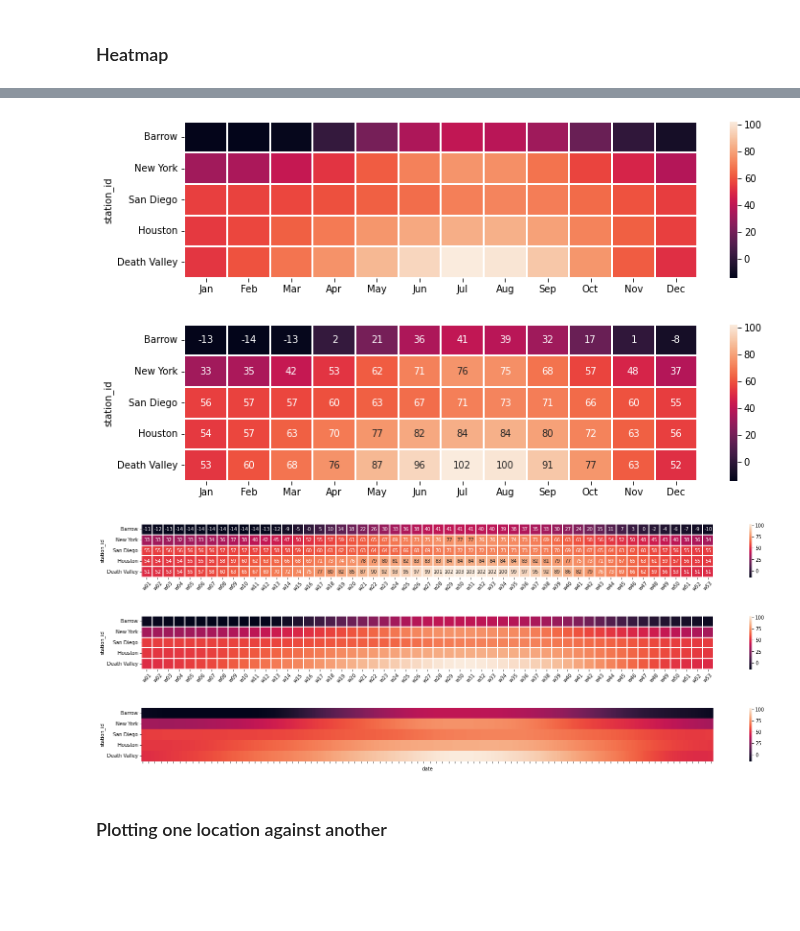
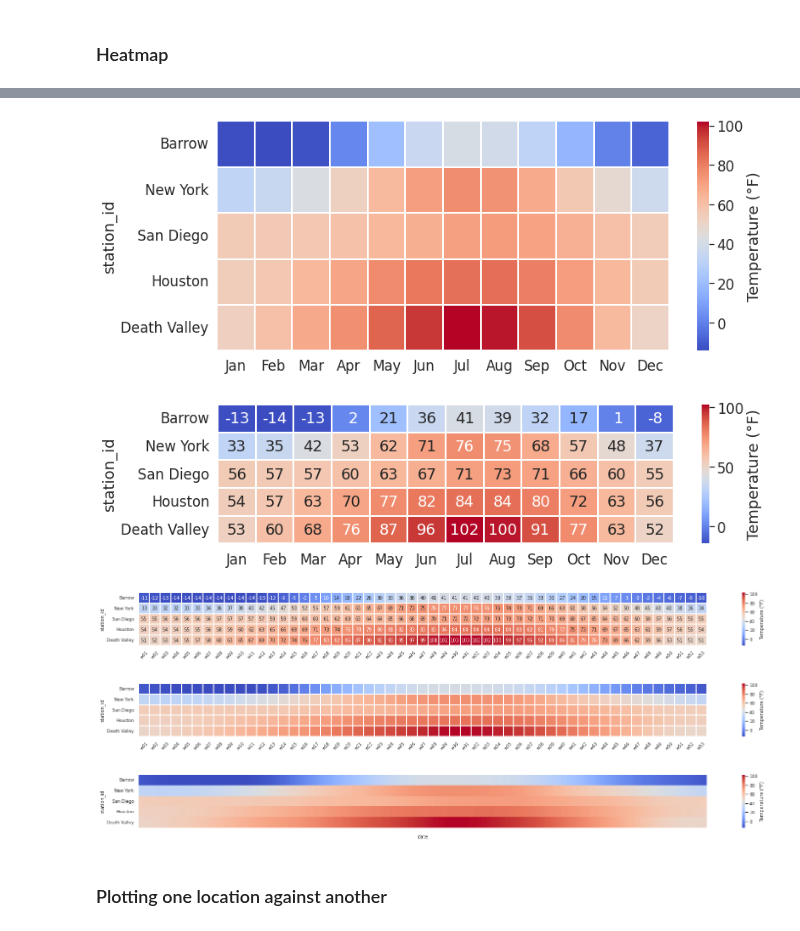
Before and after one commit to ipeirotis/dealing_with_data, a Jupyter notebook: 08-Visualization/Visualization_Examples-NCDC_Normals.ipynb, the cells around one changed output, grey strips where cells are left out. Cells and saved outputs as stored; diff of their text form; code cells hidden in the pictures; blank space fills up the shorter version.

```diff
--- a/08-Visualization/Visualization_Examples-NCDC_Normals.ipynb
+++ b/08-Visualization/Visualization_Examples-NCDC_Normals.ipynb
@@ -147,4 +147,9 @@ pivot
 | 2000-12-30 | 50.8 | 53.9 | -10.9 | 55.1 | 33.7 |
 | 2000-12-31 | 50.9 | 53.9 | -11.1 | 55.2 | 33.6 |
 366 rows × 5 columns
+# %%
+# Increase the font size to 150%
+sns.set(font_scale = 1.5)
+# Set the style to have white color and a grid
+sns.set_style("whitegrid")
 # %%
@@ -188,54 +180,55 @@ heatmap
 # %%
 # Plot the heatmap, using the Seaborn library
 
-plt.figure(figsize=(12,3))
-g = sns.heatmap(heatmap.T, linewidths=1)
+plt.figure(figsize=(12,5))
+g = sns.heatmap(heatmap.T, linewidths=1, cbar_kws={'label': 'Temperature (°F)'}, cmap='coolwarm')
 g.set_yticklabels(g.get_yticklabels(),rotation=0)
 pass
 # %% [output]
-[figure, old version]
+[figure, new version]
 # %%
 # Same plot, but we now add the temperature values in the boxes
 plt.figure(figsize=(12,3))
-g = sns.heatmap(heatmap.T, annot=True, fmt="2.0f", linewidths=1)
+g = sns.heatmap(heatmap.T, annot=True, fmt="2.0f", linewidths=1, cbar_kws={'label': 'Temperature (°F)'}, cmap='coolwarm')
 g.set_yticklabels(g.get_yticklabels(),rotation=0)
 pass
 # %% [output]
-[figure, old version]
+[figure, new version]
 # %%
 # We now change the granularity to weekly and re-plot
 
 plt.figure(figsize=(26,2))
+sns.set(font_scale = 0.8)
 heatmap = pivot.resample("1W").mean()
 heatmap.index = [f'w{i:02.0f}' for i in range(1,54)]
 heatmap = heatmap[locations]
-g = sns.heatmap(heatmap.T, annot=True, fmt="2.0f", linewidths=1)
+g = sns.heatmap(heatmap.T, annot=True, fmt="2.0f", linewidths=1, cbar_kws={'label': 'Temperature (°F)'}, cmap='coolwarm')
 g.set_yticklabels(g.get_yticklabels(),rotation=0)
 g.set_xticklabels(g.get_xticklabels(),rotation=45)
 pass
 # %% [output]
-[figure, old version]
+[figure, new version]
 # %%
 # Removing the annotations for the weekly
 plt.figure(figsize=(26,2))
-g = sns.heatmap(heatmap.T, linewidths=1)
+g = sns.heatmap(heatmap.T, linewidths=1, cbar_kws={'label': 'Temperature (°F)'}, cmap='coolwarm')
 g.set_yticklabels(g.get_yticklabels(),rotation=0)
 g.set_xticklabels(g.get_xticklabels(),rotation=45)
 pass
 # %% [output]
-[figure, old version]
+[figure, new version]
 # %%
 # Reploting daily values. We remove the white lines by removing the
 # option ("linewidths=1")
 plt.figure(figsize=(26,2))
 heatmap = pivot
 heatmap = heatmap[locations]
-g = sns.heatmap(heatmap.T)
+g = sns.heatmap(heatmap.T, cbar_kws={'label': 'Temperature (°F)'}, cmap='coolwarm')
 g.set_yticklabels(g.get_yticklabels(),rotation=0)
 g.set(xticklabels=[])
 pass
 # %% [output]
-[figure, old version]
+[figure, new version]
 # %% [markdown]
 ### Plotting one location against another
 # %%
```
Also changed, not shown: parts of 2 cells of this notebook.
